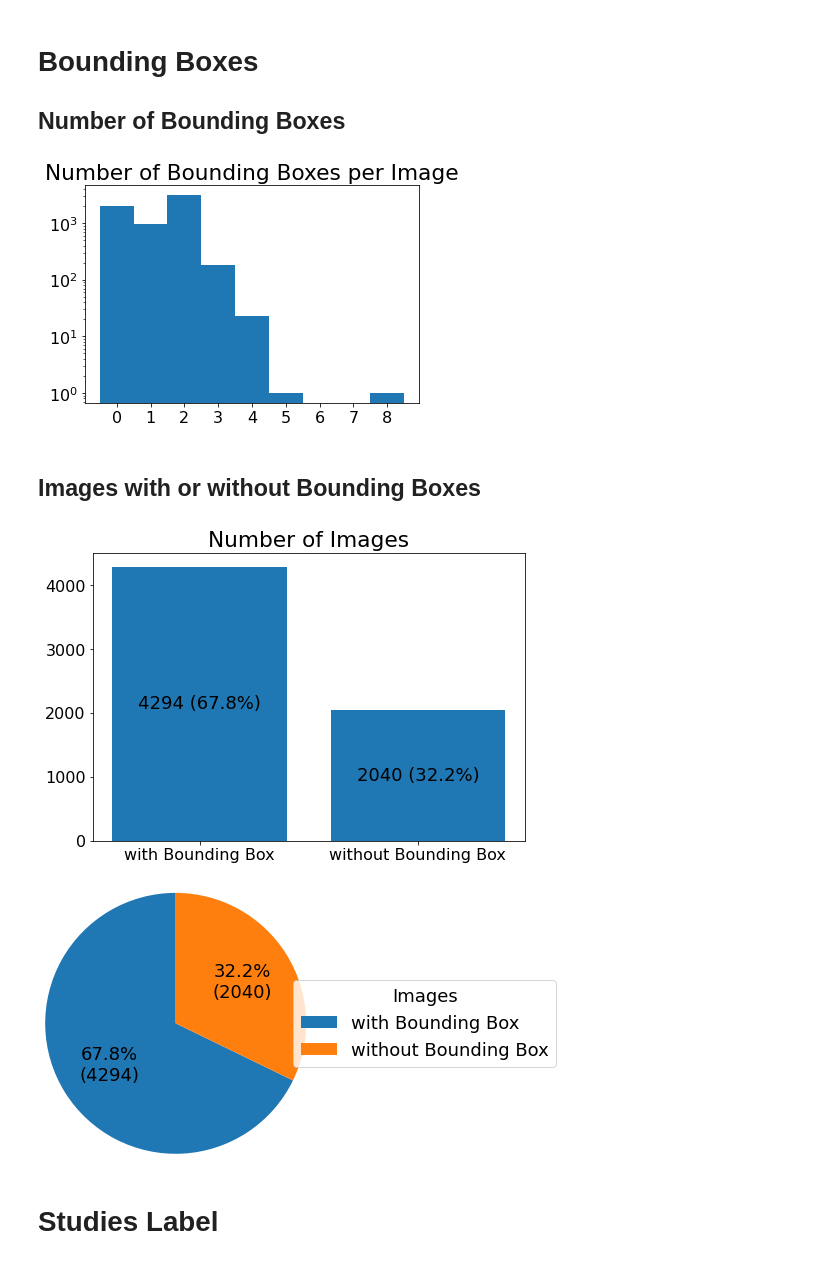
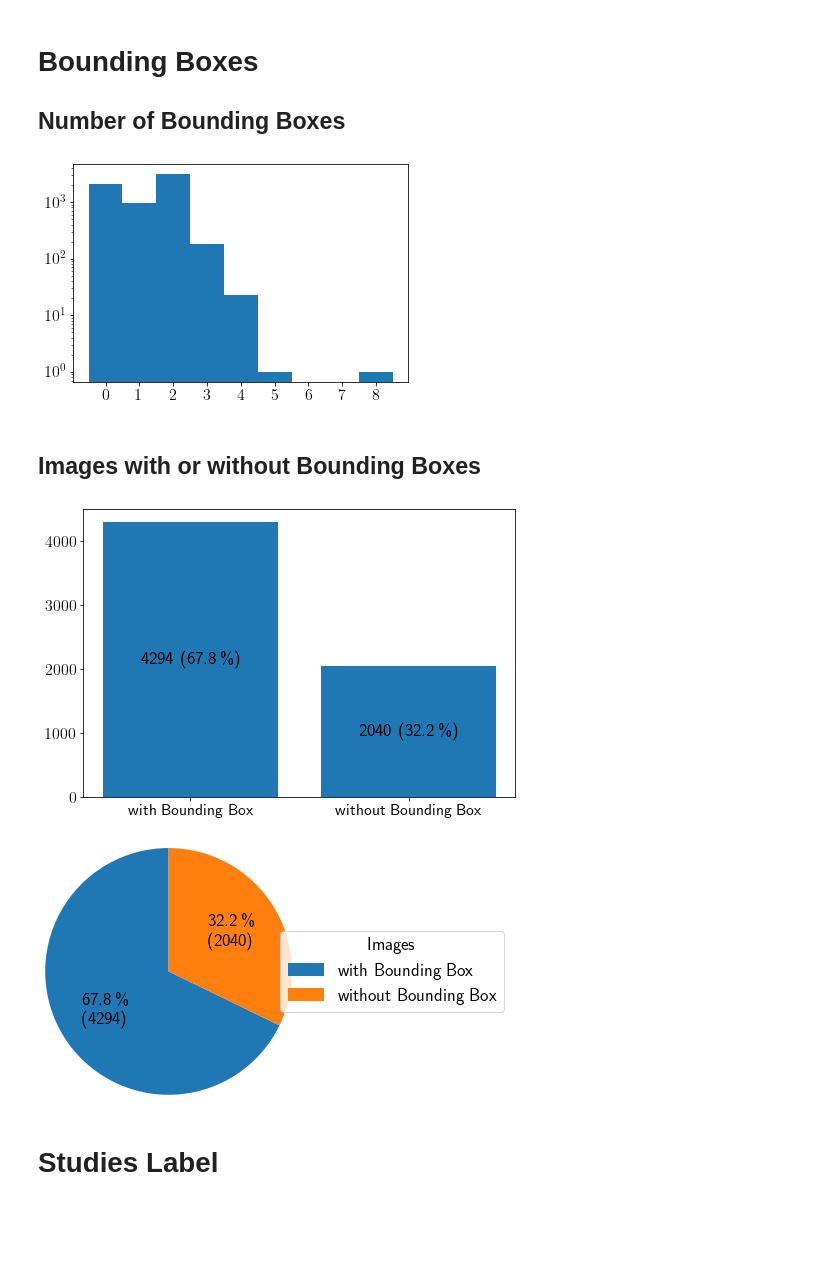
Before and after one commit to CarlaSa/AML_project, a Jupyter notebook: Data Plots.ipynb, the cells around one changed output. Cells and saved outputs as stored; diff of their text form; code cells hidden in the pictures; blank space fills up the shorter version.

Commit message:
modified plots

```diff
--- a/Data Plots.ipynb
+++ b/Data Plots.ipynb
@@ -43,12 +49,12 @@ plt.show()
 # %%
 plt.hist(nr_bounding_boxes, range=(-0.5,8.5), bins=int(np.max(nr_bounding_boxes))+1)
 plt.yscale("log")
 plt.xticks(range(9))
-plt.title("Number of Bounding Boxes per Image")
-plt.savefig("images/bounding_box_numbers_per_image.pdf")
+#plt.title("Number of Bounding Boxes per Image")
+plt.savefig("images/bounding_box_numbers_per_image.pdf", bbox_inches='tight')
 plt.show()
 # %% [output]
-[figure, old version]
+[figure, new version]
 # %% [markdown]
 ## Images with or without Bounding Boxes
 # %%
@@ -64,11 +70,15 @@ ax = fig.add_axes([0,0,1,1])
 labels = ['with Bounding Box', 'without Bounding Box']
 numbers = [nr_bounding_box_images, total_images - nr_bounding_box_images]
 ax.bar(labels, numbers)
-plt.title("Number of Images")
-for index, number in enumerate(numbers):
-    plt.text(x=index,y=number/2,s="{} ({:.1f}%)".format(number, 100*number/total_images), horizontalalignment="center", verticalalignment="center")
-#plt.savefig("images/bounding_box_barchart.pdf")
+#plt.title("Number of Images")
+if usetex:
+    for index, number in enumerate(numbers):
+        plt.text(x=index,y=number/2,s="{} ({:.1f}\,\%)".format(number, 100*number/total_images), horizontalalignment="center", verticalalignment="center")
+else:
+    for index, number in enumerate(numbers):
+        plt.text(x=index,y=number/2,s="{} ({:.1f}%)".format(number, 100*number/total_images), horizontalalignment="center", verticalalignment="center")
+plt.savefig("images/bounding_box_barchart.pdf", bbox_inches='tight')
 plt.show()
 # %% [output]
-[figure, old version]
+[figure, new version]
 # %%
@@ -80,12 +94,13 @@ def make_autopct(values):
 ({v:d})""".format(p=pct,v=val)
     return my_autopct
 # %%
-wedges, texts, autotexts = plt.pie(numbers, startangle=90, autopct=make_autopct(numbers), radius = 1.5)
+wedges, texts, autotexts = plt.pie(numbers, startangle=90, autopct=make_autopct(numbers, usetex), radius = 1.5)
 plt.legend(wedges, labels, title="Images", loc="center left",bbox_to_anchor=(1, 0, 0.5, 1))
-plt.savefig("images/bounding_box_piechart.pdf")
+plt.tight_layout()
+plt.savefig("images/bounding_box_piechart.pdf", bbox_inches='tight')
 plt.show()
 # %% [output]
-[figure, old version]
+[figure, new version]
 # %% [markdown]
 # Studies Label
 # %%
```
Also changed, not shown: parts of 8 cells of this notebook, 8 other files.
